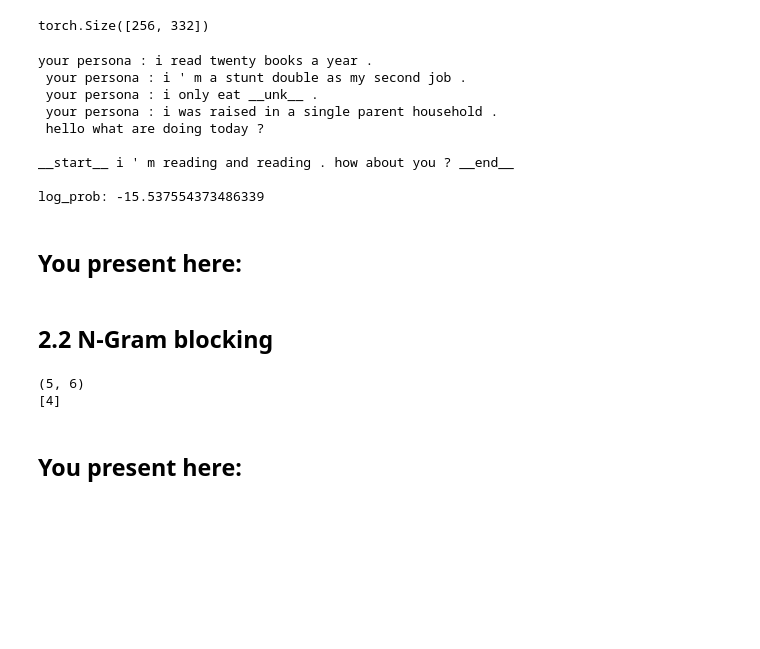
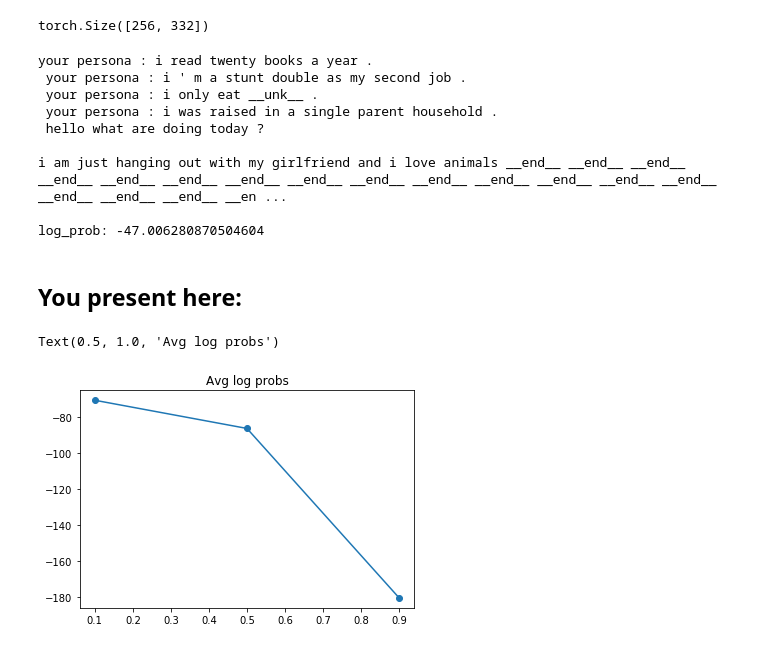
Before and after one commit to jiangzian96/NeuralConversationModeling, a Jupyter notebook: Q2.ipynb, the cells around one changed output. Cells and saved outputs as stored; diff of their text form; code cells hidden in the pictures; blank space fills up the shorter version.

```diff
--- a/Q2.ipynb
+++ b/Q2.ipynb
@@ -470,7 +475,7 @@ test_batch = {
 }
 
 print(" ".join(inputs),"\n")
-scores, output, log_prob = greedy_search(model, test_batch, 1,0.9)
+scores, output, log_prob, avg_log, num_tokens = greedy_search(model, test_batch, 1,0.5)
 
 print(chat_dict.v2t(output.tolist()),"\n")
 print("log_prob:",log_prob)
@@ -481,36 +486,33 @@ your persona : i read twenty books a year .
  your persona : i was raised in a single parent household .
  hello what are doing today ?
 
-__start__ i ' m reading and reading . how about you ? __end__
+i am just hanging out with my girlfriend and i love animals __end__ __end__ __end__ __end__ __end__ __end__ __end__ __end__ __end__ __end__ __end__ __end__ __end__ __end__ __end__ __end__ __end__ __en ...
 
-log_prob: -15.537554373486339
+log_prob: -47.006280870504604
+# %%
+ps = [0.1,0.5,0.9]
+log_probs = []
+num_tokens = []
+
+for p in ps:
+  inputs = RETOK.findall(chat_dict.v2t(valid_dataset[0][0].tolist()))
+
+  test_batch = {
+    'text_vecs': torch.tensor([chat_dict.t2v(inputs)], dtype=torch.long, device=model.decoder.embedding.weight.device),
+    'text_lens': torch.tensor([len(inputs)], dtype=torch.long),
+    'use_packed': True,
+}
+
+  scores, output, log_prob, avg_log, unique_tokens = greedy_search(model, test_batch, 1,p)
+  log_probs.append(avg_log)
+  num_tokens.append(len(unique_tokens))
 # %% [markdown]
 ## You present here:
 # %%
 # check pdf to see what you expected to present
+import matplotlib.pyplot as plt
+plt.plot(ps,log_probs,"-o")
+plt.title("Avg log probs")
+# %% [output]
+Text(0.5, 1.0, 'Avg log probs')
+[figure, added]
-# %% [markdown]
-## 2.2 N-Gram blocking
-# %%
-# implement n-gram blocking
-# carefully read instructions in pdf
-
-# we give you some small hint code here which can be helpful
-
-l = [1,2,3,4,5,6,4,5,6]
-
-history = tuple(l[-2:])
-
-print(history)
-
-banned = []
-
-for ngram in zip(*[l[i:] for i in range(3)]):
-    if ngram[:-1] == history:
-        banned.append(ngram[-1])
-
-print(banned)
-# %% [output]
-(5, 6)
-[4]
-# %% [markdown]
-## You present here:
```
Also changed, not shown: parts of 4 cells of this notebook.
